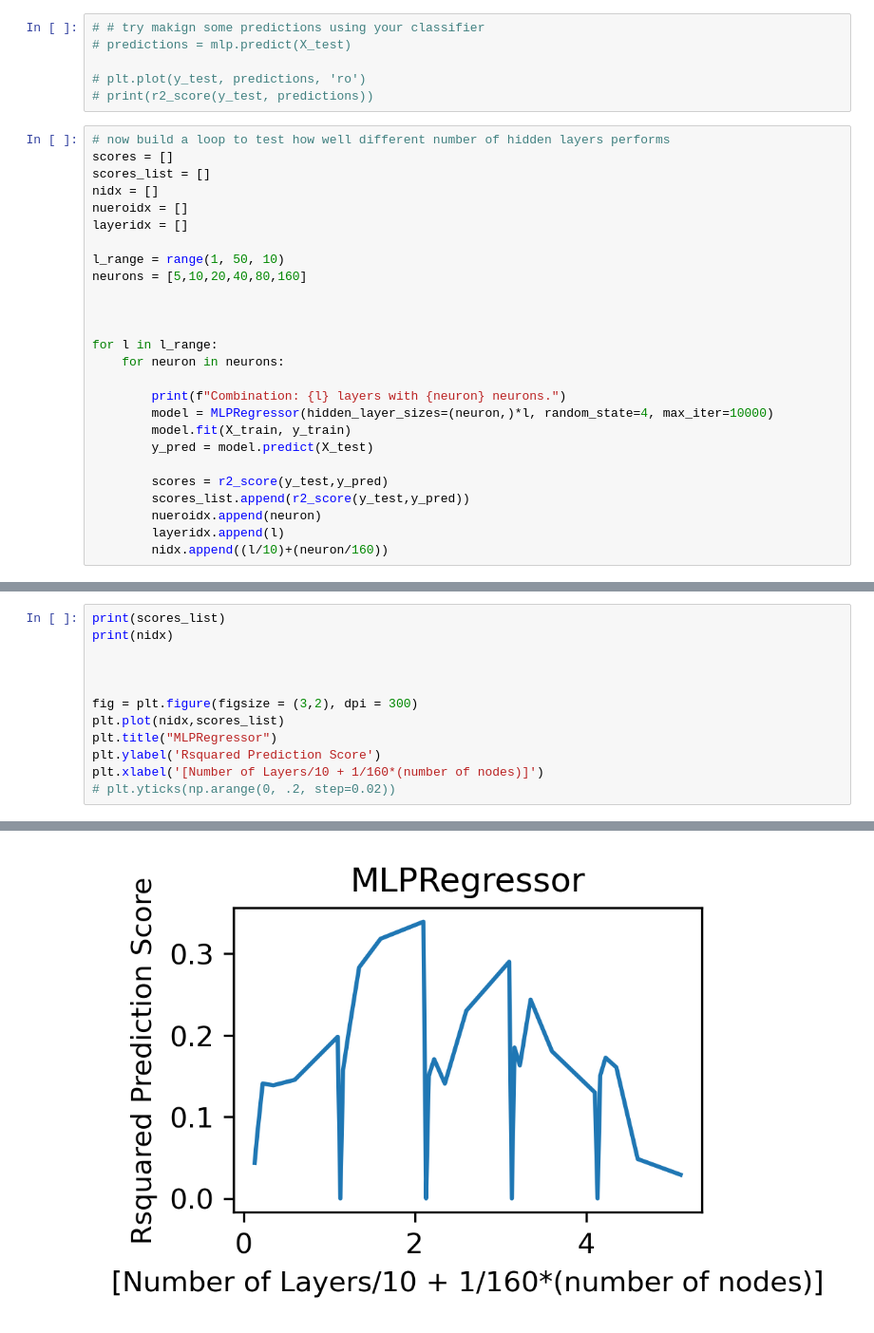
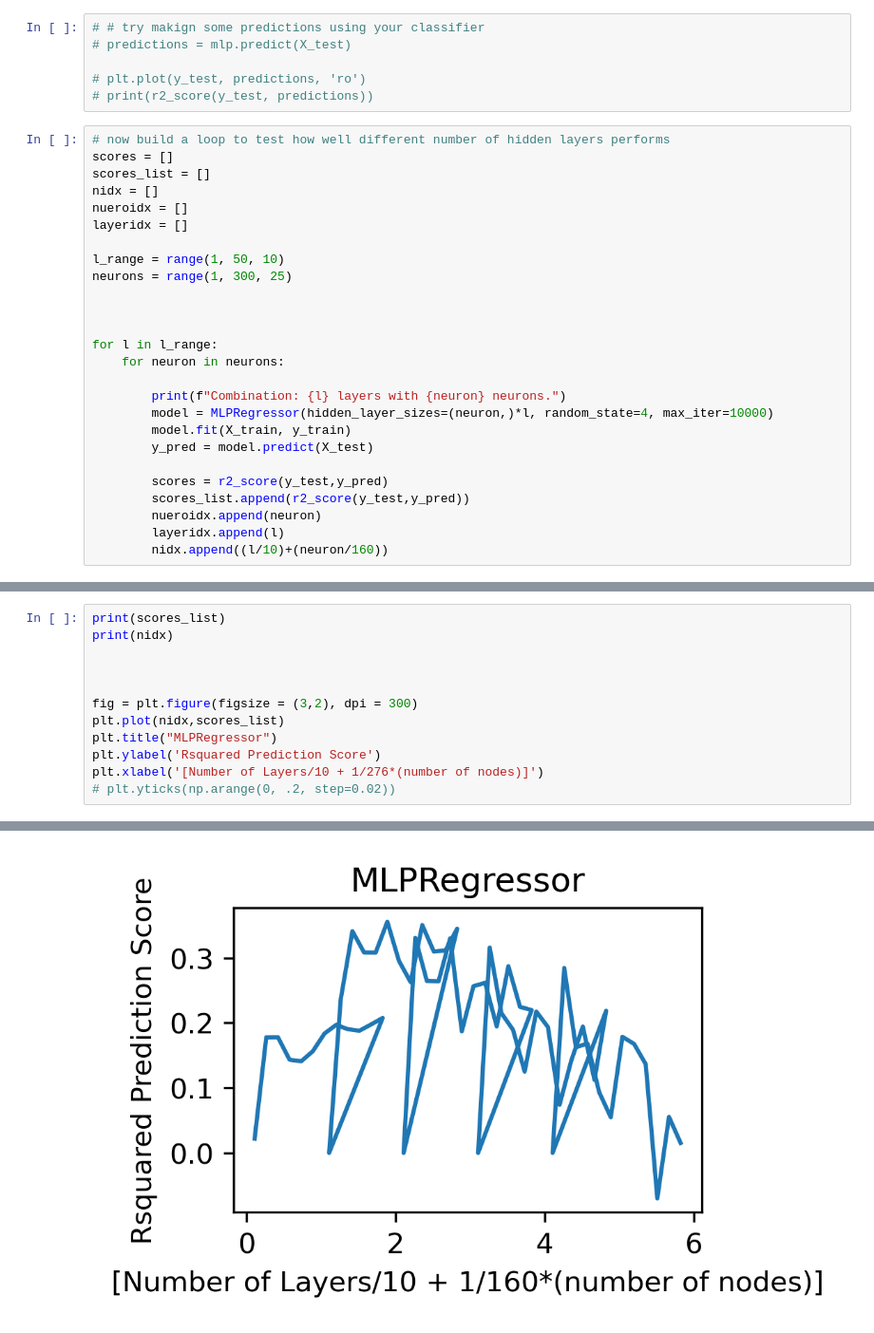
Before and after one commit to flane00/Capstone, a Jupyter notebook: VIIRS_2_IntChl_regression_model.ipynb, the cells around one changed output, grey strips where cells are left out. Shown at 95% size. Cells and saved outputs as stored; diff of their text form.

```diff
--- a/VIIRS_2_IntChl_regression_model.ipynb
+++ b/VIIRS_2_IntChl_regression_model.ipynb
@@ -106,7 +121,7 @@ nueroidx = []
 layeridx = []
 
 l_range = range(1, 50, 10)
-neurons = [5,10,20,40,80,160]
+neurons = range(1, 300, 25)
 
 
 
@@ -155,6 +188,6 @@ fig = plt.figure(figsize = (3,2), dpi = 300)
 plt.plot(nidx,scores_list)
 plt.title("MLPRegressor")
 plt.ylabel('Rsquared Prediction Score')
-plt.xlabel('[Number of Layers/10 + 1/160*(number of nodes)]')
+plt.xlabel('[Number of Layers/10 + 1/276*(number of nodes)]')
 # plt.yticks(np.arange(0, .2, step=0.02))
 # %% [output]
@@ -163,2 +196,2 @@ plt.xlabel('[Number of Layers/10 + 1/160*(number of nodes)]')
 Text(0.5, 0, '[Number of Layers/10 + 1/160*(number of nodes)]')
-[figure, old version]
+[figure, new version]
```
Also changed, not shown: parts of 7 cells of this notebook, 1 other file.
